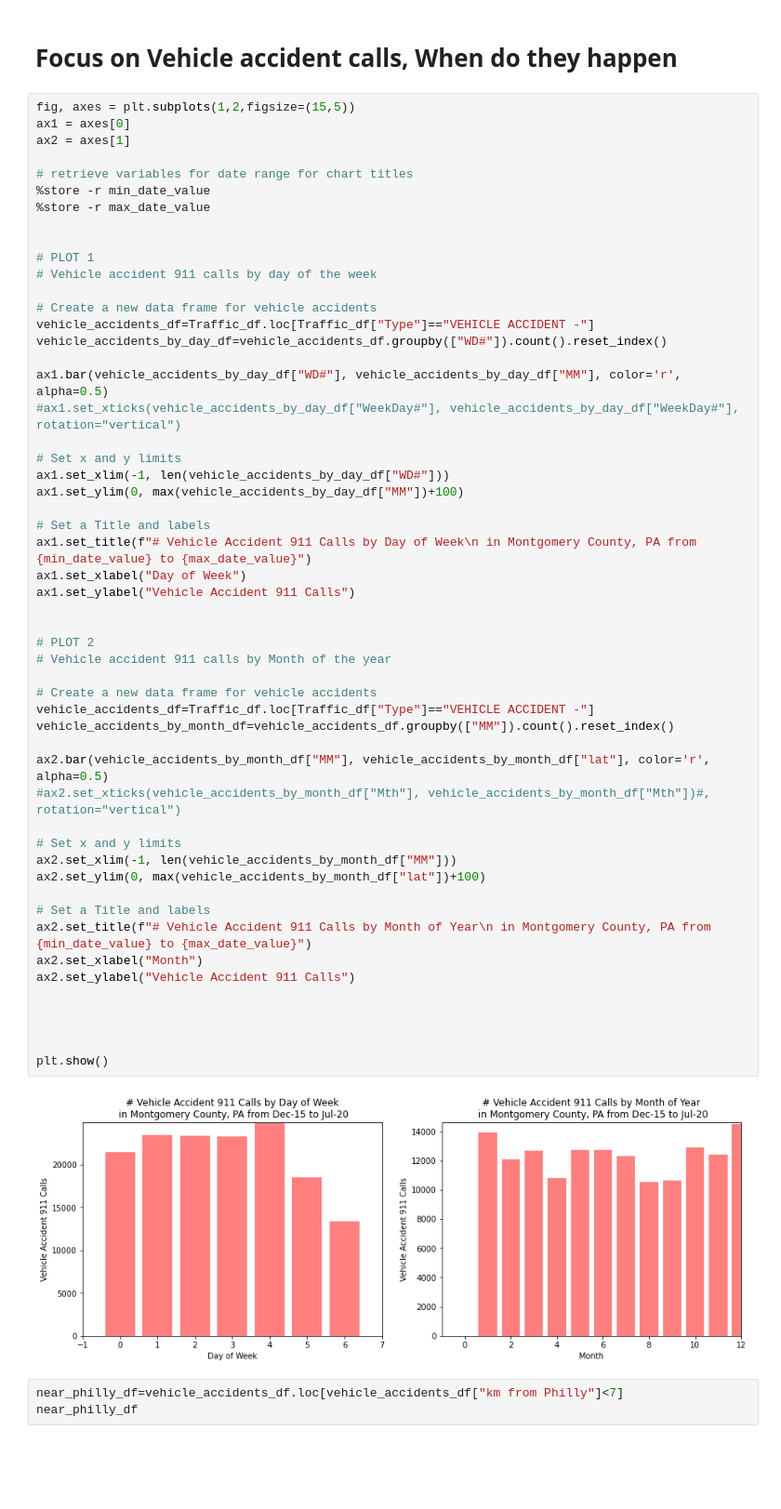
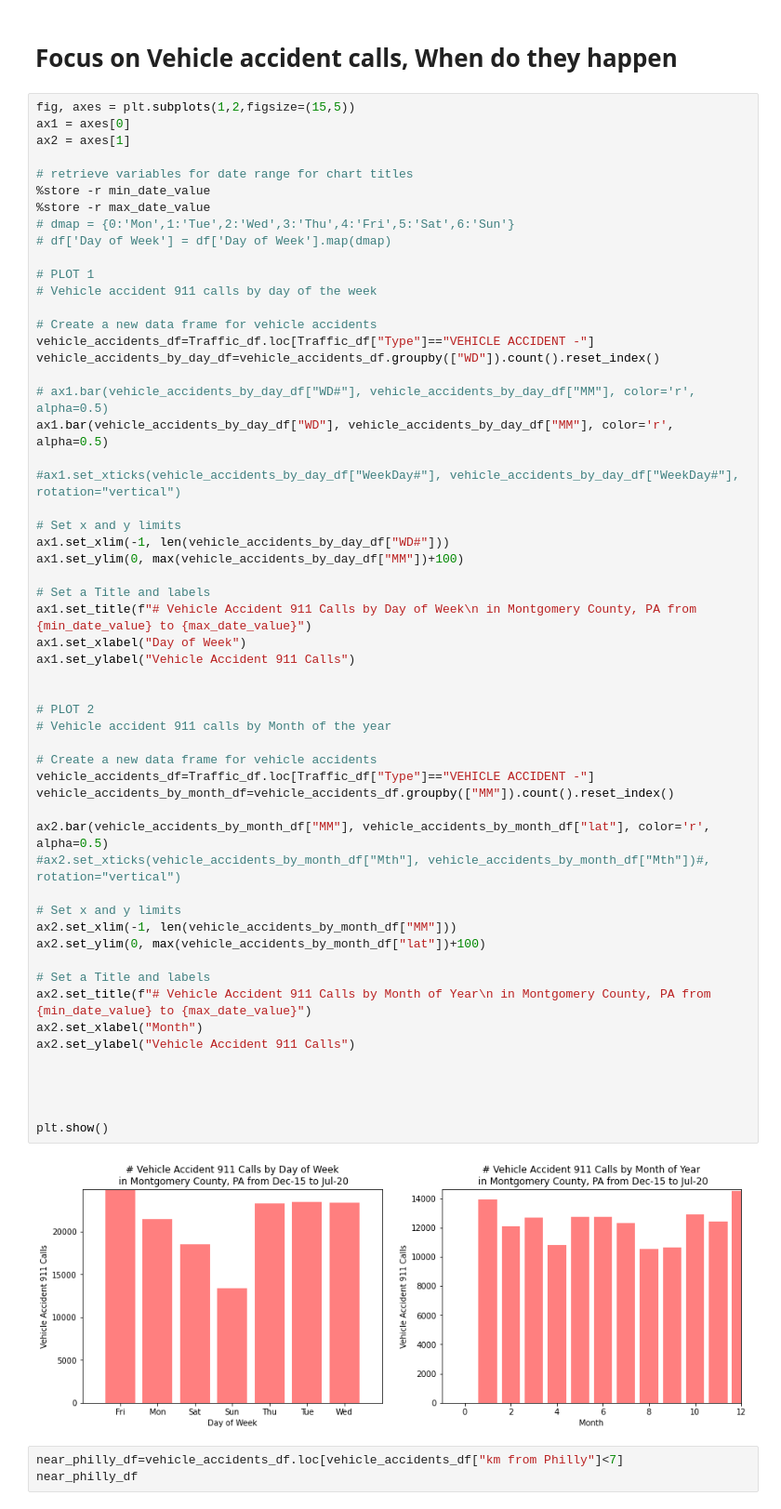
Before and after one commit to ClodettaV/Team_challenge_1, a Jupyter notebook: Monika's Part.ipynb, the cells around one changed output. Shown at 93% size. Cells and saved outputs as stored; diff of their text form; blank space fills up the shorter version.

```diff
--- a/Monika's Part.ipynb
+++ b/Monika's Part.ipynb
@@ -253,16 +265,19 @@ ax2 = axes[1]
 # retrieve variables for date range for chart titles
 %store -r min_date_value
 %store -r max_date_value
-
+# dmap = {0:'Mon',1:'Tue',2:'Wed',3:'Thu',4:'Fri',5:'Sat',6:'Sun'}
+# df['Day of Week'] = df['Day of Week'].map(dmap)
 
 # PLOT 1
 # Vehicle accident 911 calls by day of the week
 
 # Create a new data frame for vehicle accidents
 vehicle_accidents_df=Traffic_df.loc[Traffic_df["Type"]=="VEHICLE ACCIDENT -"]
-vehicle_accidents_by_day_df=vehicle_accidents_df.groupby(["WD#"]).count().reset_index()
+vehicle_accidents_by_day_df=vehicle_accidents_df.groupby(["WD"]).count().reset_index()
 
-ax1.bar(vehicle_accidents_by_day_df["WD#"], vehicle_accidents_by_day_df["MM"], color='r', alpha=0.5)
+# ax1.bar(vehicle_accidents_by_day_df["WD#"], vehicle_accidents_by_day_df["MM"], color='r', alpha=0.5)
+ax1.bar(vehicle_accidents_by_day_df["WD"], vehicle_accidents_by_day_df["MM"], color='r', alpha=0.5)
+
 #ax1.set_xticks(vehicle_accidents_by_day_df["WeekDay#"], vehicle_accidents_by_day_df["WeekDay#"], rotation="vertical")
 
 # Set x and y limits
@@ -272,34 +287,34 @@ ax1.set_ylim(0, max(vehicle_accidents_by_day_df["MM"])+100)
 # Set a Title and labels
 ax1.set_title(f"# Vehicle Accident 911 Calls by Day of Week\n in Montgomery County, PA from {min_date_value} to {max_date_value}")
 ax1.set_xlabel("Day of Week")
 ax1.set_ylabel("Vehicle Accident 911 Calls")
 
 
 # PLOT 2
 # Vehicle accident 911 calls by Month of the year
 
 # Create a new data frame for vehicle accidents
 vehicle_accidents_df=Traffic_df.loc[Traffic_df["Type"]=="VEHICLE ACCIDENT -"]
 vehicle_accidents_by_month_df=vehicle_accidents_df.groupby(["MM"]).count().reset_index()
 
 ax2.bar(vehicle_accidents_by_month_df["MM"], vehicle_accidents_by_month_df["lat"], color='r', alpha=0.5)
 #ax2.set_xticks(vehicle_accidents_by_month_df["Mth"], vehicle_accidents_by_month_df["Mth"])#, rotation="vertical")
 
 # Set x and y limits
 ax2.set_xlim(-1, len(vehicle_accidents_by_month_df["MM"]))
 ax2.set_ylim(0, max(vehicle_accidents_by_month_df["lat"])+100)
 
 # Set a Title and labels
 ax2.set_title(f"# Vehicle Accident 911 Calls by Month of Year\n in Montgomery County, PA from {min_date_value} to {max_date_value}")
 ax2.set_xlabel("Month")
 ax2.set_ylabel("Vehicle Accident 911 Calls")
 
 
 
 
 plt.show()
 # %% [output]
-[figure, old version]
+[figure, new version]
 # %%
 near_philly_df=vehicle_accidents_df.loc[vehicle_accidents_df["km from Philly"]<7]
 near_philly_df
```
Also changed, not shown: parts of 2 cells of this notebook, 1 other file.
